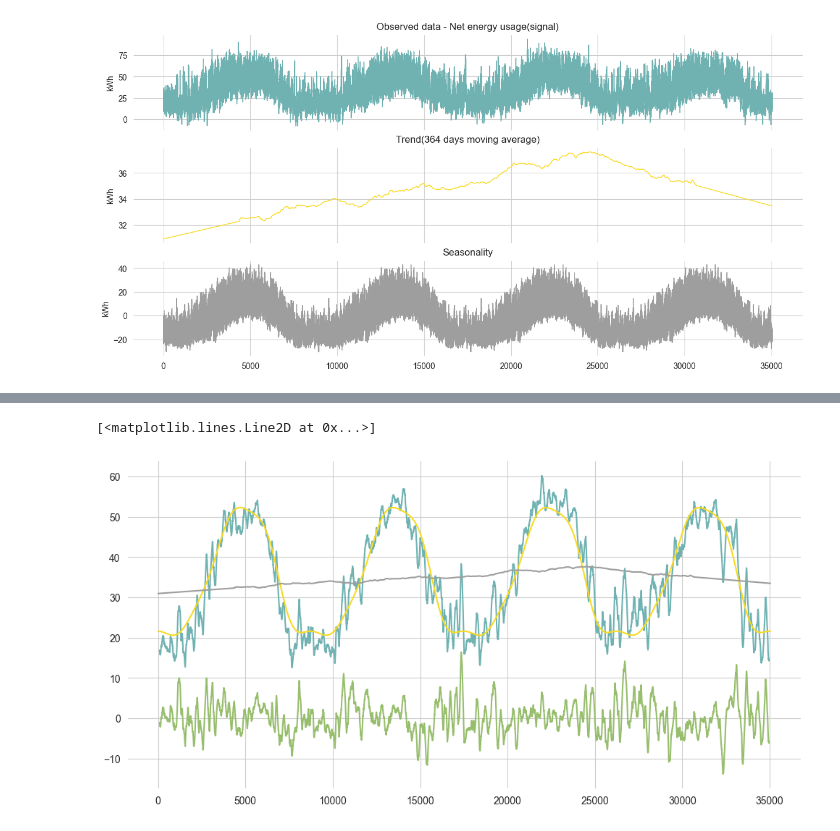
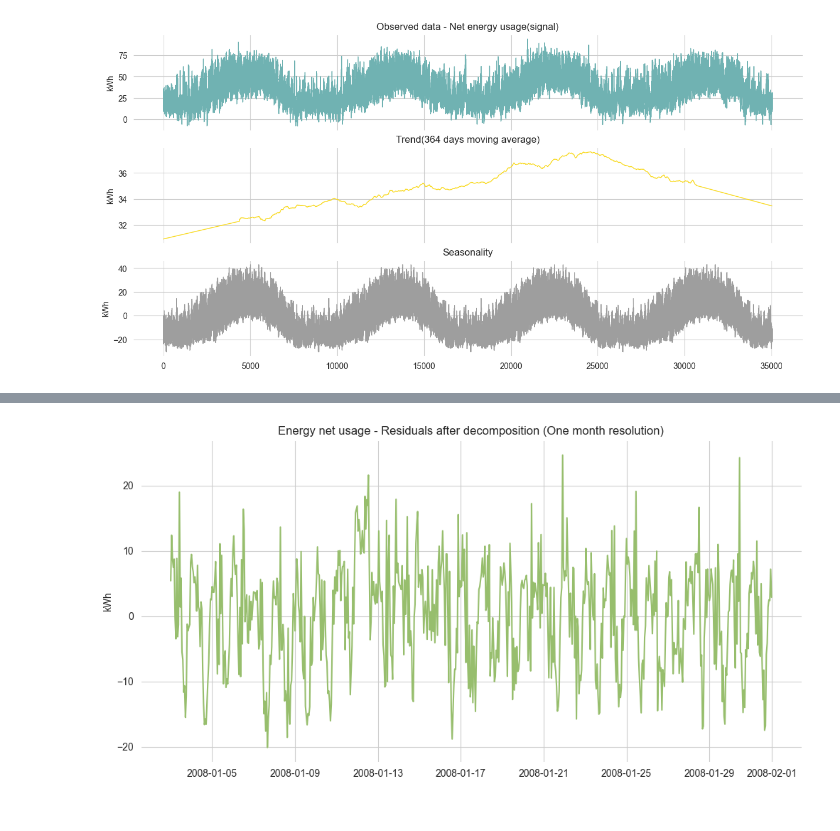
Before and after one commit to erickCantu/TheGreenCitySolutionsGroup, a Jupyter notebook: notebooks/EDA_Weekly_Decomposition.ipynb, the cells around one changed output, grey strips where cells are left out. Saved outputs shown, nothing was run; the diff lists cells and outputs as text; code cells hidden in the pictures.

```diff
--- a/notebooks/EDA_Weekly_Decomposition.ipynb
+++ b/notebooks/EDA_Weekly_Decomposition.ipynb
@@ -328,0 +192,7 @@ df['season_Y'] = season
+# %%
+fig, ax = plt.subplots()
+ax = sns.lineplot(x = df['datetime'], y =df['decom_H'][24:25+24*29], color = COLOR_SPRING)
+ax.set(title='Energy net usage - Residuals after decomposition (One month resolution)', xlabel='', ylabel='kWh')
+fig.savefig('../images/residuals_net_energy_usage.png', dpi=450, bbox_inches='tight');
+# %% [output]
+[figure, added]
@@ -329,11 +203,7 @@ df['season_Y'] = season
 # %%
-df['trend_Y'] = decomp_yearly.trend
-df.head()
-df['decom_Y'] = df['net_load_kWh'] - df['season_Y'] - df['trend_Y']
-plt.plot(df['net_load_kWh'].rolling(24*7, center=True).mean())
-plt.plot(df['season_Y']+model.intercept_)
-plt.plot(df['trend_Y'])
-plt.plot(df['decom_Y'].rolling(24*7, center = True).mean())
+# plt.plot(df['net_load_kWh'].rolling(24*7, center=True).mean())
+# plt.plot(df['season_Y']+model.intercept_)
+
+# plt.plot(df['trend_Y'])
+# plt.plot(df['season_W'])
+# plt.plot(df['decom_W'].rolling(24*7, center = True).mean())
-# %% [output]
-[<matplotlib.lines.Line2D at 0x...>]
-[figure, removed]
```
Also changed, not shown: parts of 39 cells of this notebook, 15 other files.
